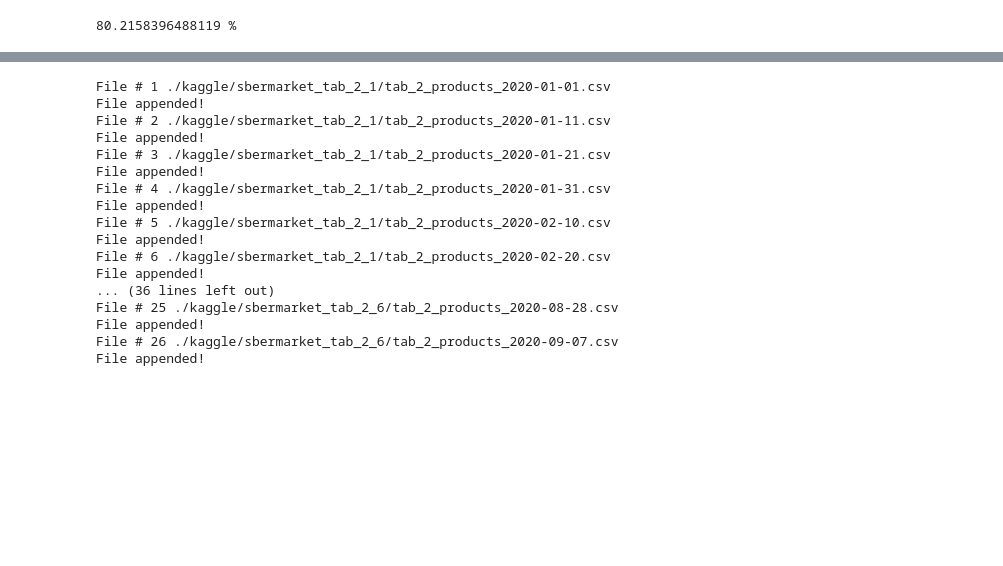
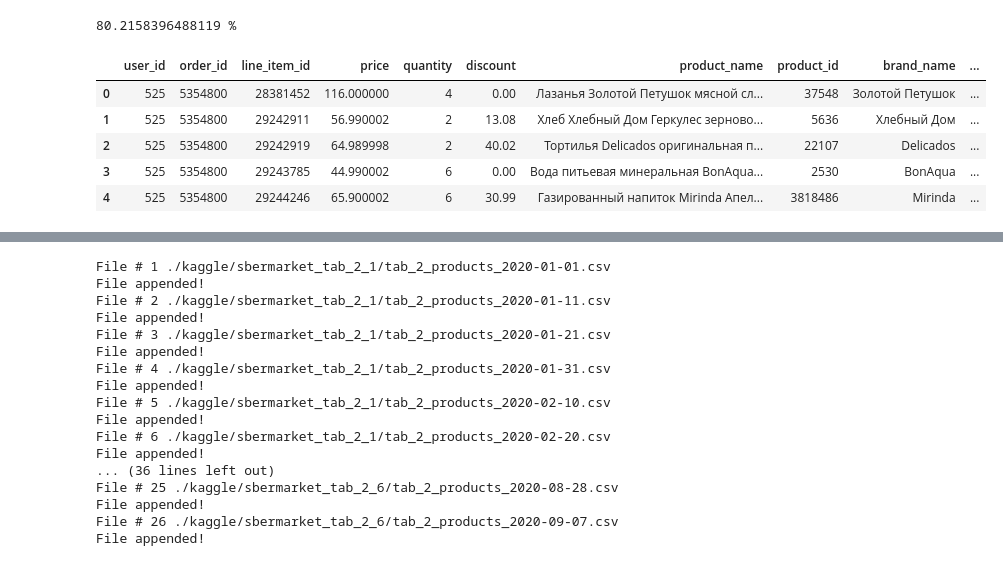
Before and after one commit to dimastiny/Why_not_features, a Jupyter notebook: [Data prep] Mikhailovskiy WhyNot.ipynb, the cells around one changed output, grey strips where cells are left out. Drawn from its saved outputs; the diff is of its cells as text; code cells hidden in the pictures; blank space fills up the shorter version.

```diff
--- a/[Data prep] Mikhailovskiy WhyNot.ipynb
+++ b/[Data prep] Mikhailovskiy WhyNot.ipynb
@@ -308,3 +308,13 @@ print(sum_all)
 print(sum20/sum_all*100, "%")
 # %% [output]
 80.2158396488119 %
+# %%
+temp = pd.read_csv("./kaggle/sbermarket_tab_2_1/tab_2_products_2020-01-01.csv")
+temp.head()
+# %% [output]
+|  | user_id | order_id | line_item_id | price | quantity | discount | product_name | product_id | brand_name | ... |
+| 0 | 525 | 5354800 | 28381452 | 116.000000 | 4 | 0.00 | Лазанья Золотой Петушок мясной сл... | 37548 | Золотой Петушок | ... |
+| 1 | 525 | 5354800 | 29242911 | 56.990002 | 2 | 13.08 | Хлеб Хлебный Дом Геркулес зерново... | 5636 | Хлебный Дом | ... |
+| 2 | 525 | 5354800 | 29242919 | 64.989998 | 2 | 40.02 | Тортилья Delicados оригинальная п... | 22107 | Delicados | ... |
+| 3 | 525 | 5354800 | 29243785 | 44.990002 | 6 | 0.00 | Вода питьевая минеральная BonAqua... | 2530 | BonAqua | ... |
+| 4 | 525 | 5354800 | 29244246 | 65.900002 | 6 | 30.99 | Газированный напиток Mirinda Апел... | 3818486 | Mirinda | ... |
```
Also changed, not shown: parts of 4 cells of this notebook, 1 other file.
